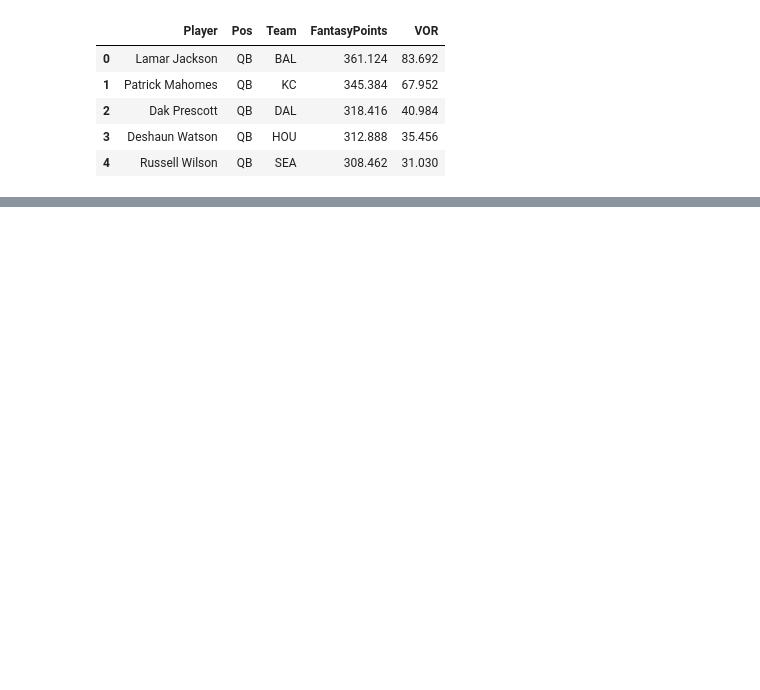
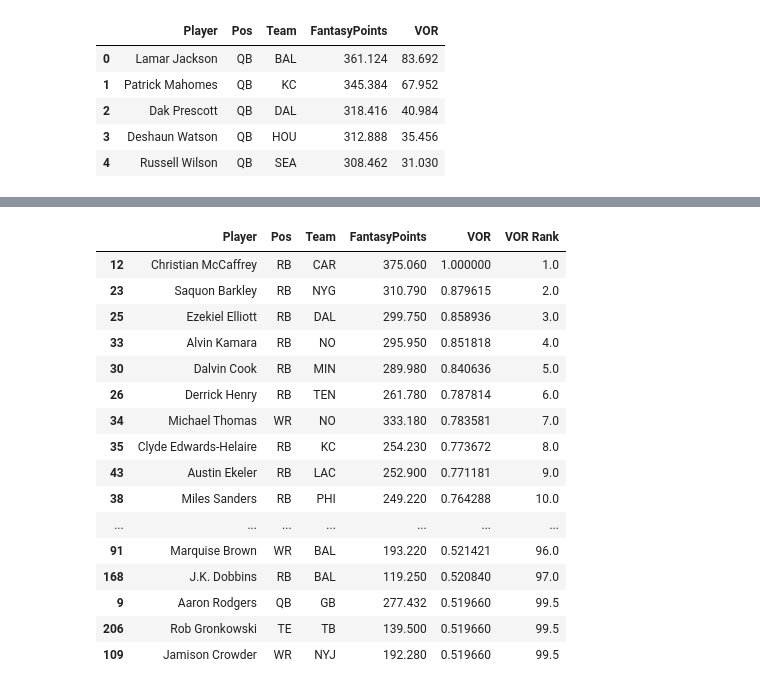
Before and after one commit to aaronpetryio/ffdp-exercises, a Jupyter notebook: ffdp_vor.ipynb, the cells around one changed output, grey strips where cells are left out. Cells and saved outputs as stored; diff of their text form; code cells hidden in the pictures; blank space fills up the shorter version.

```diff
--- a/ffdp_vor.ipynb
+++ b/ffdp_vor.ipynb
@@ -227,0 +236,21 @@ df.sort_values(by='VOR', ascending=False).head(100)
+# %%
+df = df.sort_values(by='VOR Rank')
+df.head(100)
+# %% [output]
+|  | Player | Pos | Team | FantasyPoints | VOR | VOR Rank |
+| 12 | Christian McCaffrey | RB | CAR | 375.060 | 1.000000 | 1.0 |
+| 23 | Saquon Barkley | RB | NYG | 310.790 | 0.879615 | 2.0 |
+| 25 | Ezekiel Elliott | RB | DAL | 299.750 | 0.858936 | 3.0 |
+| 33 | Alvin Kamara | RB | NO | 295.950 | 0.851818 | 4.0 |
+| 30 | Dalvin Cook | RB | MIN | 289.980 | 0.840636 | 5.0 |
+| 26 | Derrick Henry | RB | TEN | 261.780 | 0.787814 | 6.0 |
+| 34 | Michael Thomas | WR | NO | 333.180 | 0.783581 | 7.0 |
+| 35 | Clyde Edwards-Helaire | RB | KC | 254.230 | 0.773672 | 8.0 |
+| 43 | Austin Ekeler | RB | LAC | 252.900 | 0.771181 | 9.0 |
+| 38 | Miles Sanders | RB | PHI | 249.220 | 0.764288 | 10.0 |
+| ... | ... | ... | ... | ... | ... | ... |
+| 91 | Marquise Brown | WR | BAL | 193.220 | 0.521421 | 96.0 |
+| 168 | J.K. Dobbins | RB | BAL | 119.250 | 0.520840 | 97.0 |
+| 9 | Aaron Rodgers | QB | GB | 277.432 | 0.519660 | 99.5 |
+| 206 | Rob Gronkowski | TE | TB | 139.500 | 0.519660 | 99.5 |
+| 109 | Jamison Crowder | WR | NYJ | 192.280 | 0.519660 | 99.5 |
```
Also changed, not shown: parts of 26 cells of this notebook.
